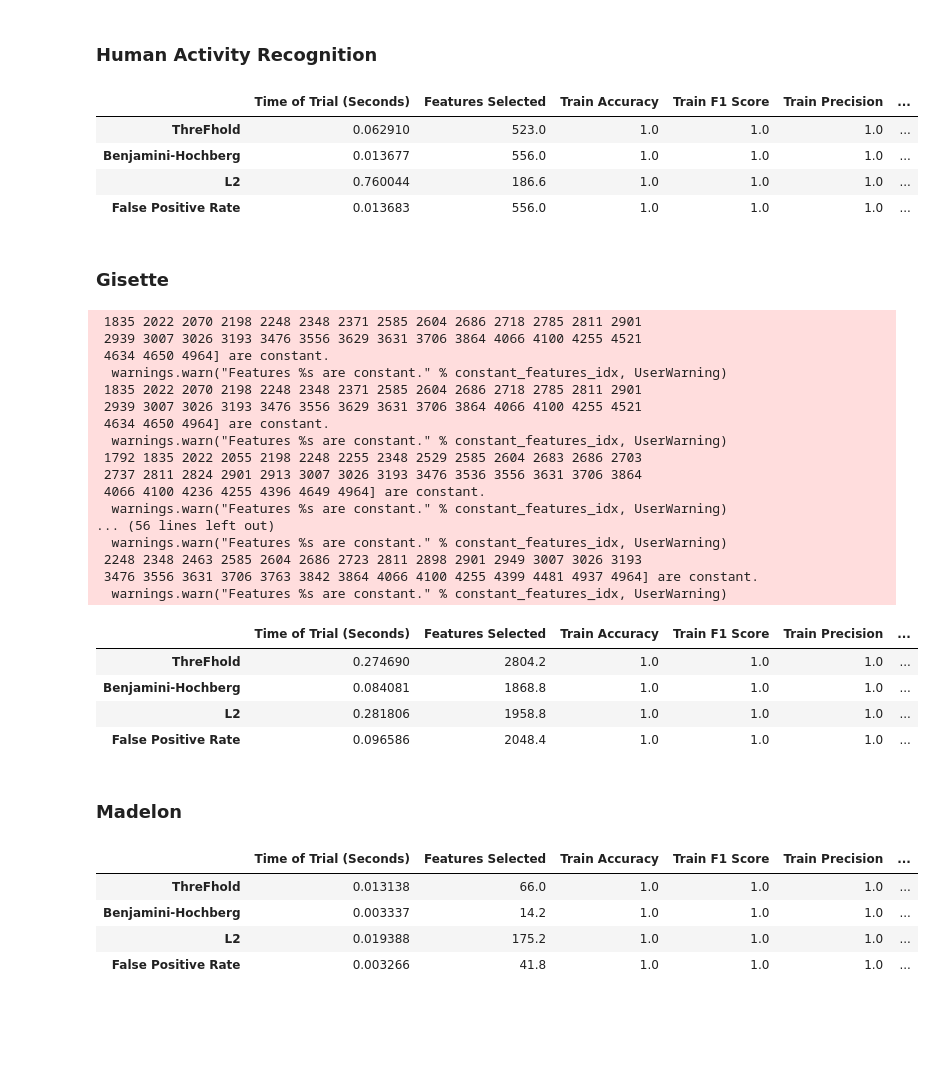
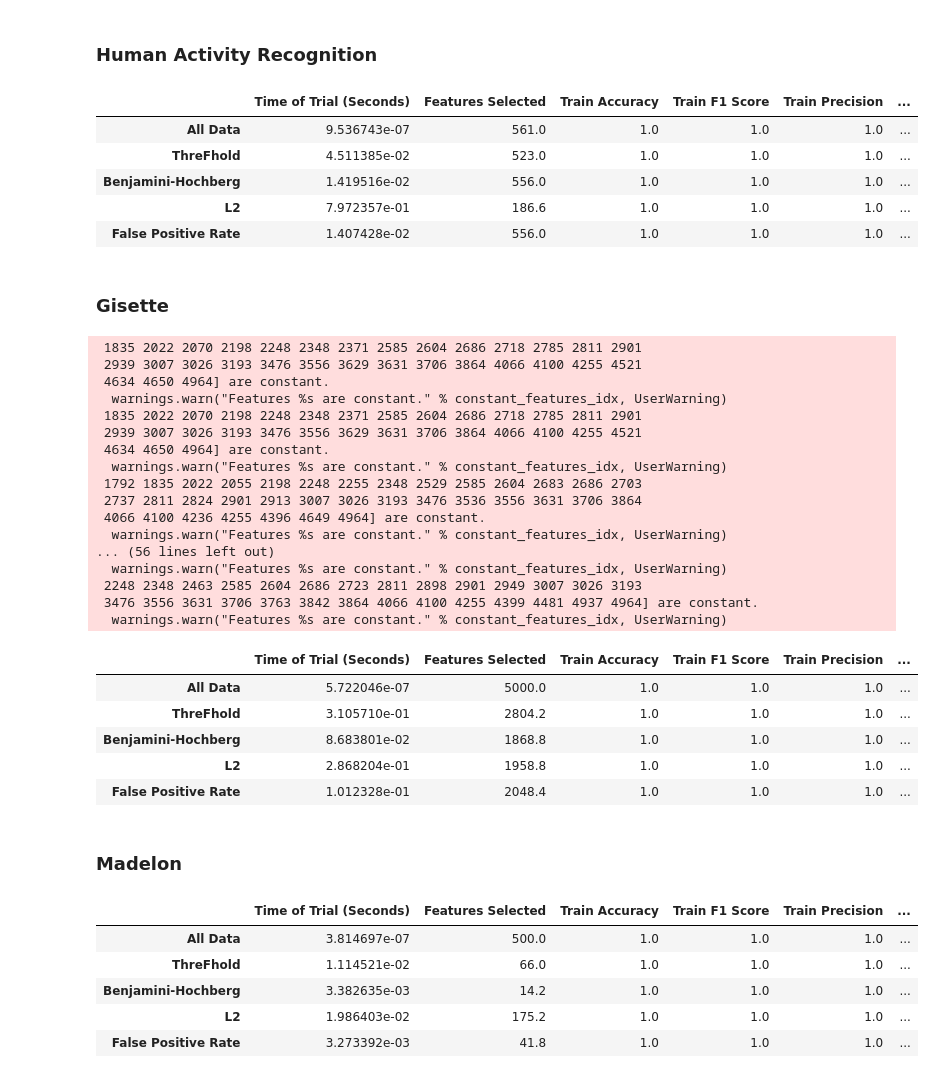
Before and after one commit to karl-aldous-banaag/threfhold-for-sfcon, a Jupyter notebook: Evaluating ThreFhold.ipynb, the cells around one changed output. Drawn from its saved outputs; the diff is of its cells as text; code cells hidden in the pictures; blank space fills up the shorter version.

```diff
--- a/Evaluating ThreFhold.ipynb
+++ b/Evaluating ThreFhold.ipynb
@@ -214,3 +216,7 @@ class DimensionReducer:
+# %%
+class NoDimensionReducer(DimensionReducer):
+    def transform(self, X):
+        return X
 # %% [markdown]
 #### ThreFhold
 # %%
@@ -317,40 +323,47 @@ X_har, y_har = fetch_openml(
     'har', version=1, return_X_y=True, parser='auto'
 )
 # %%
+all_har = eval_method(
+    NoDimensionReducer(),
+    X_har.to_numpy(), y_har.to_numpy()
+)
+
 threfhold_har = eval_method(
     ThreFholdDimensionReducer(),
     X_har.to_numpy(), y_har.to_numpy()
 )
 
 bh_har = eval_method(
     BHDimensionReducer(),
     X_har.to_numpy(), y_har.to_numpy()
 )
 
 l2_har = eval_method(
     L2DimensionReducer(),
     X_har.to_numpy(), y_har.to_numpy()
 )
 
 fpr_har = eval_method(
     FPRDimensionReducer(),
     X_har.to_numpy(), y_har.to_numpy()
 )
 
 har_results = pd.DataFrame({
+    "All Data": all_har,
     "ThreFhold": threfhold_har,
     "Benjamini-Hochberg": bh_har,
     "L2": l2_har,
     "False Positive Rate": fpr_har
 }).T
 
 har_results
 # %% [output]
 |  | Time of Trial (Seconds) | Features Selected | Train Accuracy | Train F1 Score | Train Precision | ... |
-| ThreFhold | 0.062910 | 523.0 | 1.0 | 1.0 | 1.0 | ... |
-| Benjamini-Hochberg | 0.013677 | 556.0 | 1.0 | 1.0 | 1.0 | ... |
-| L2 | 0.760044 | 186.6 | 1.0 | 1.0 | 1.0 | ... |
-| False Positive Rate | 0.013683 | 556.0 | 1.0 | 1.0 | 1.0 | ... |
+| All Data | 9.536743e-07 | 561.0 | 1.0 | 1.0 | 1.0 | ... |
+| ThreFhold | 4.511385e-02 | 523.0 | 1.0 | 1.0 | 1.0 | ... |
+| Benjamini-Hochberg | 1.419516e-02 | 556.0 | 1.0 | 1.0 | 1.0 | ... |
+| L2 | 7.972357e-01 | 186.6 | 1.0 | 1.0 | 1.0 | ... |
+| False Positive Rate | 1.407428e-02 | 556.0 | 1.0 | 1.0 | 1.0 | ... |
 # %% [markdown]
 ### Gisette
 # %%
@@ -359,6 +372,11 @@ X_gisette, y_gisette = fetch_openml(
     'gisette', version=2, return_X_y=True, parser='auto'
 )
 # %%
+all_gisette = eval_method(
+    NoDimensionReducer(),
+    X_gisette.toarray(), y_gisette
+)
+
 threfhold_gisette = eval_method(
     ThreFholdDimensionReducer(),
     X_gisette.toarray(), y_gisette
@@ -380,6 +398,7 @@ fpr_gisette = eval_method(
 )
 
 gisette_results = pd.DataFrame({
+    "All Data": all_gisette,
     "ThreFhold": threfhold_gisette,
     "Benjamini-Hochberg": bh_gisette,
     "L2": l2_gisette,
@@ -406,10 +425,11 @@ gisette_results
  3476 3556 3631 3706 3763 3842 3864 4066 4100 4255 4399 4481 4937 4964] are constant.
   warnings.warn("Features %s are constant." % constant_features_idx, UserWarning)
 |  | Time of Trial (Seconds) | Features Selected | Train Accuracy | Train F1 Score | Train Precision | ... |
-| ThreFhold | 0.274690 | 2804.2 | 1.0 | 1.0 | 1.0 | ... |
-| Benjamini-Hochberg | 0.084081 | 1868.8 | 1.0 | 1.0 | 1.0 | ... |
-| L2 | 0.281806 | 1958.8 | 1.0 | 1.0 | 1.0 | ... |
-| False Positive Rate | 0.096586 | 2048.4 | 1.0 | 1.0 | 1.0 | ... |
+| All Data | 5.722046e-07 | 5000.0 | 1.0 | 1.0 | 1.0 | ... |
+| ThreFhold | 3.105710e-01 | 2804.2 | 1.0 | 1.0 | 1.0 | ... |
+| Benjamini-Hochberg | 8.683801e-02 | 1868.8 | 1.0 | 1.0 | 1.0 | ... |
+| L2 | 2.868204e-01 | 1958.8 | 1.0 | 1.0 | 1.0 | ... |
+| False Positive Rate | 1.012328e-01 | 2048.4 | 1.0 | 1.0 | 1.0 | ... |
 # %% [markdown]
 ### Madelon
 # %%
@@ -418,6 +438,11 @@ X_madelon, y_madelon = fetch_openml(
     'madelon', version=1, return_X_y=True, parser='auto'
 )
 # %%
+all_madelon = eval_method(
+    NoDimensionReducer(),
+    X_madelon.to_numpy(), y_madelon
+)
+
 threfhold_madelon = eval_method(
     ThreFholdDimensionReducer(),
     X_madelon.to_numpy(), y_madelon
@@ -439,6 +464,7 @@ fpr_madelon = eval_method(
 )
 
 madelon_results = pd.DataFrame({
+    "All Data": all_madelon,
     "ThreFhold": threfhold_madelon,
     "Benjamini-Hochberg": bh_madelon,
     "L2": l2_madelon,
@@ -448,7 +474,8 @@ madelon_results = pd.DataFrame({
 madelon_results
 # %% [output]
 |  | Time of Trial (Seconds) | Features Selected | Train Accuracy | Train F1 Score | Train Precision | ... |
-| ThreFhold | 0.013138 | 66.0 | 1.0 | 1.0 | 1.0 | ... |
-| Benjamini-Hochberg | 0.003337 | 14.2 | 1.0 | 1.0 | 1.0 | ... |
-| L2 | 0.019388 | 175.2 | 1.0 | 1.0 | 1.0 | ... |
-| False Positive Rate | 0.003266 | 41.8 | 1.0 | 1.0 | 1.0 | ... |
+| All Data | 3.814697e-07 | 500.0 | 1.0 | 1.0 | 1.0 | ... |
+| ThreFhold | 1.114521e-02 | 66.0 | 1.0 | 1.0 | 1.0 | ... |
+| Benjamini-Hochberg | 3.382635e-03 | 14.2 | 1.0 | 1.0 | 1.0 | ... |
+| L2 | 1.986403e-02 | 175.2 | 1.0 | 1.0 | 1.0 | ... |
+| False Positive Rate | 3.273392e-03 | 41.8 | 1.0 | 1.0 | 1.0 | ... |
```
Also changed, not shown: parts of 2 cells of this notebook.
